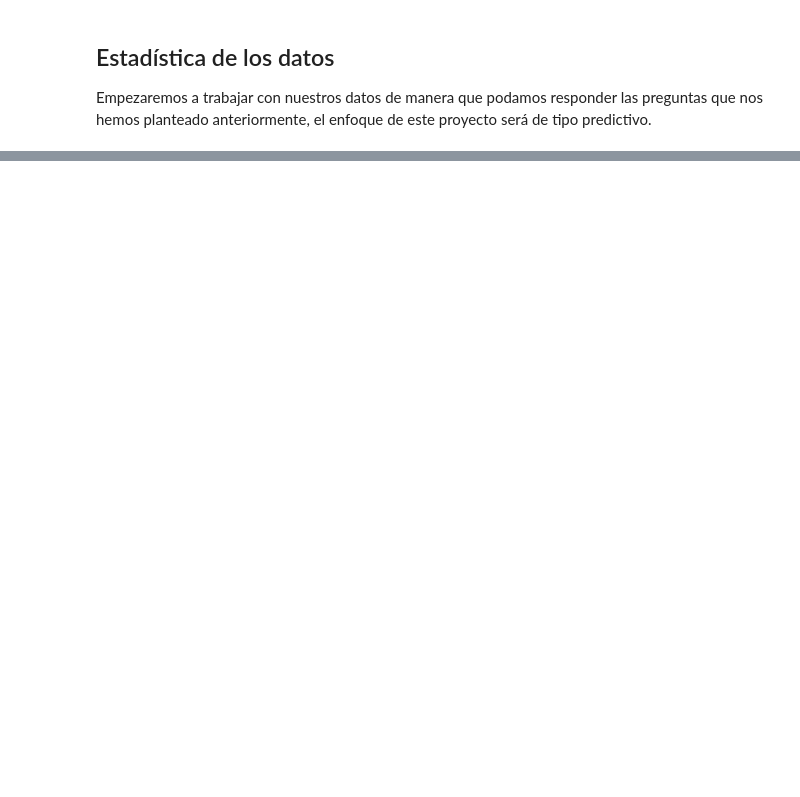
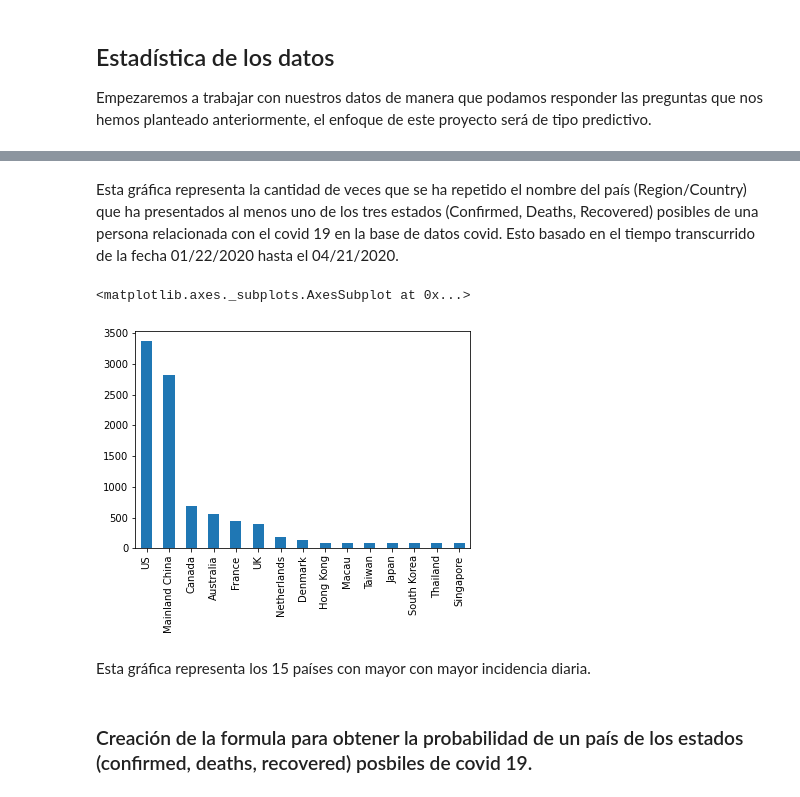
Before and after one commit to Josias2199/mineria, a Jupyter notebook: Proyecto/avance2_Proyecto.ipynb, the cells around one changed output, grey strips where cells are left out. Drawn from its saved outputs; the diff is of its cells as text; code cells hidden in the pictures; blank space fills up the shorter version.

```diff
--- a/Proyecto/avance2_Proyecto.ipynb
+++ b/Proyecto/avance2_Proyecto.ipynb
@@ -120,0 +182,11 @@ covid['Province/State'].value_counts().sort_index().plot.bar()
+# %% [markdown]
+Esta gráfica representa la cantidad de veces que se ha repetido el nombre del país (Region/Country) que ha presentados al menos uno de los tres estados (Confirmed, Deaths, Recovered) posibles de una persona relacionada con el covid 19 en la base de datos covid. Esto basado en el tiempo transcurrido de la fecha 01/22/2020 hasta el 04/21/2020.
+# %%
+covid['Country/Region'].value_counts().head(15).plot.bar()
+# %% [output]
+<matplotlib.axes._subplots.AxesSubplot at 0x...>
+[figure, added]
+# %% [markdown]
+Esta gráfica representa los 15 países con mayor con mayor incidencia diaria.
+# %% [markdown]
+### Creación de la formula para obtener la probabilidad de un país de los estados (confirmed, deaths, recovered) posbiles de covid 19.
```
Also changed, not shown: parts of 32 cells of this notebook, 7 other files.
